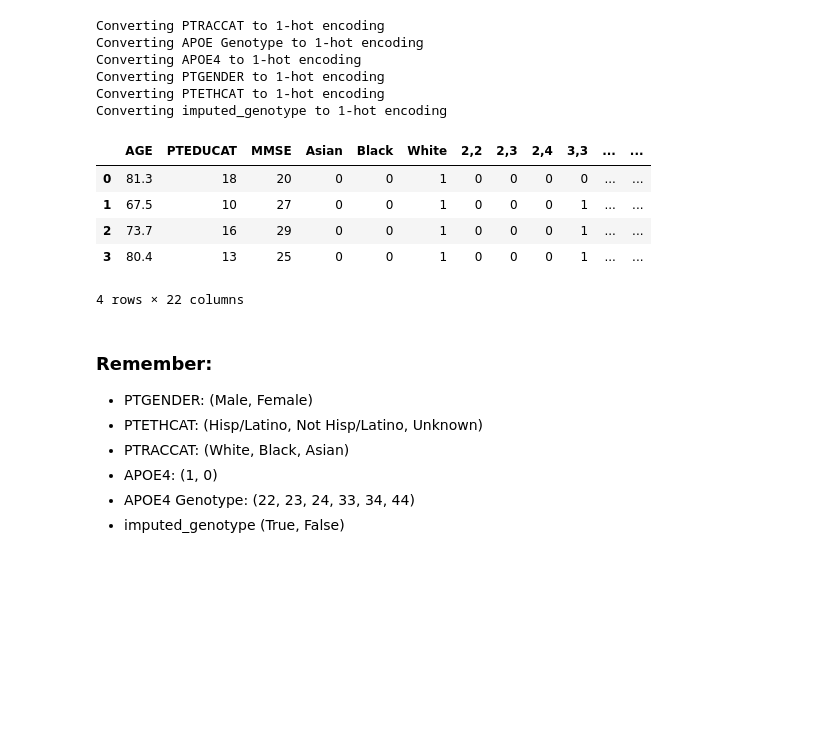
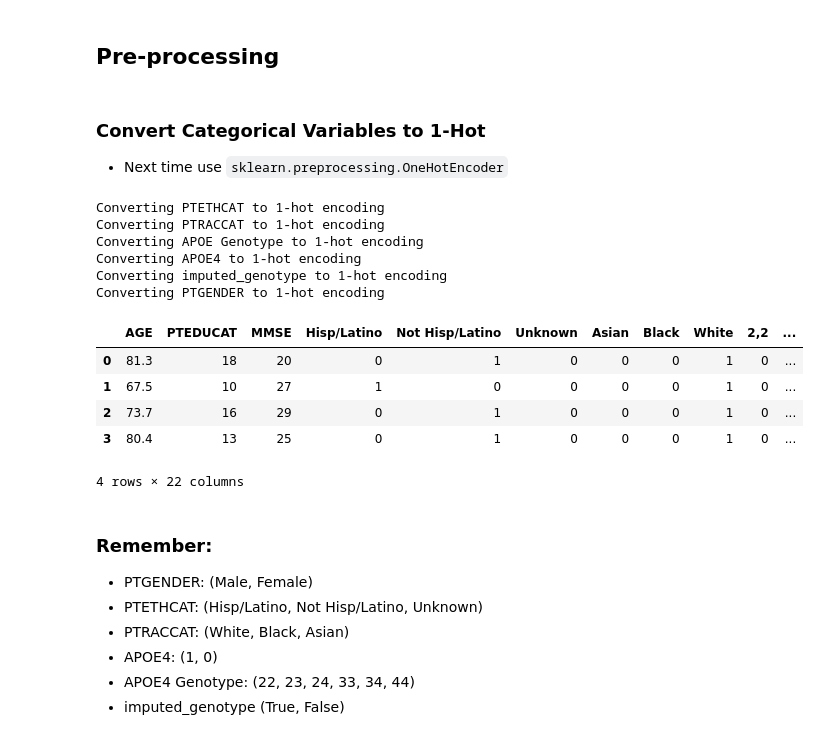
Before and after one commit to grantgasser/Alzheimers-Prediction, a Jupyter notebook: Multi-Class Classification ADNI.ipynb, the cells around one changed output. Saved outputs shown, nothing was run; the diff lists cells and outputs as text; code cells hidden in the pictures; blank space fills up the shorter version.

```diff
--- a/Multi-Class Classification ADNI.ipynb
+++ b/Multi-Class Classification ADNI.ipynb
@@ -14,0 +22,3 @@ dat = pd.read_csv('AD_Challenge_Training_Data_Clinical_Updated_7.22.2014/ADNI_Tr
+# %%
+dat = dat.dropna()
+dat.isnull().sum().sum()
@@ -35,13 +37,14 @@ print('# of training examples:', m_train, '\n# of test examples:', m_test)
 # %%
 X = dat
 Y = dat['DX.bl']
+del dat
 
 #Remove unnecessary columns (features), remove first 9 columns and 'Dx codes for submission'
 remove_columns = list(X.columns)[0:9]
 remove_columns.append('Dx Codes for Submission')
 print('Removing columns:', remove_columns)
 
-X = X.drop(remove_columns, 1)
+X = X.drop(remove_columns, axis=1)
 
 features = list(X.columns)
 X.head(5)
@@ -55,0 +61,10 @@ Removing columns: ['directory.id', 'Subject', 'RID', 'Image.Data.ID', 'Modality'
+# %%
+numerical_vars = ['AGE', 'MMSE', 'PTEDUCAT']
+cat_vars = list(set(features) - set(numerical_vars))
+
+print('Categorical variable distributions:\n')
+
+for var in cat_vars:
+    print('\nDistribution of', var)
+
+    print(X[var].value_counts())
@@ -55,0 +95,13 @@ Removing columns: ['directory.id', 'Subject', 'RID', 'Image.Data.ID', 'Modality'
+# %%
+from matplotlib import pyplot as plt
+%matplotlib inline
+
+print('Numerical Var Distributions:\n')
+
+for var in numerical_vars:
+    plt.hist(X[var])
+    plt.title(var + ' Distribution')
+    plt.show()
+
+    # descriptive stats
+    print(X[var].describe())
@@ -56,30 +148,31 @@ Removing columns: ['directory.id', 'Subject', 'RID', 'Image.Data.ID', 'Modality'
+# %% [markdown]
+## Pre-processing
+# %% [markdown]
+### Convert Categorical Variables to 1-Hot
+* Next time use `sklearn.preprocessing.OneHotEncoder`
 # %%
-#Sklearn needs categorical features to be 1-hot encoded
-numerical_vars = ['AGE', 'MMSE', 'PTEDUCAT']
-cat_vars = list(set(features) - set(numerical_vars))
-
 #for each categorical var, convert to 1-hot encoding
 for var in cat_vars:
     print('Converting', var, 'to 1-hot encoding')
 
     #get 1-hot and replace original column with the >= 2 categories as columns
     one_hot_df = pd.get_dummies(X[var])
     X = pd.concat([X, one_hot_df], axis=1)
-    X = X.drop(var, 1)
+    X = X.drop(var, axis=1)
 
 X.head(4)
 # %% [output]
+Converting PTETHCAT to 1-hot encoding
 Converting PTRACCAT to 1-hot encoding
 Converting APOE Genotype to 1-hot encoding
 Converting APOE4 to 1-hot encoding
+Converting imputed_genotype to 1-hot encoding
 Converting PTGENDER to 1-hot encoding
-Converting PTETHCAT to 1-hot encoding
-Converting imputed_genotype to 1-hot encoding
-|  | AGE | PTEDUCAT | MMSE | Asian | Black | White | 2,2 | 2,3 | 2,4 | 3,3 | ... | ... |
-| 0 | 81.3 | 18 | 20 | 0 | 0 | 1 | 0 | 0 | 0 | 0 | ... | ... |
-| 1 | 67.5 | 10 | 27 | 0 | 0 | 1 | 0 | 0 | 0 | 1 | ... | ... |
-| 2 | 73.7 | 16 | 29 | 0 | 0 | 1 | 0 | 0 | 0 | 1 | ... | ... |
-| 3 | 80.4 | 13 | 25 | 0 | 0 | 1 | 0 | 0 | 0 | 1 | ... | ... |
+|  | AGE | PTEDUCAT | MMSE | Hisp/Latino | Not Hisp/Latino | Unknown | Asian | Black | White | 2,2 | ... |
+| 0 | 81.3 | 18 | 20 | 0 | 1 | 0 | 0 | 0 | 1 | 0 | ... |
+| 1 | 67.5 | 10 | 27 | 1 | 0 | 0 | 0 | 0 | 1 | 0 | ... |
+| 2 | 73.7 | 16 | 29 | 0 | 1 | 0 | 0 | 0 | 1 | 0 | ... |
+| 3 | 80.4 | 13 | 25 | 0 | 1 | 0 | 0 | 0 | 1 | 0 | ... |
 4 rows × 22 columns
 # %% [markdown]
 ### Remember:
```
Also changed, not shown: parts of 18 cells of this notebook.
